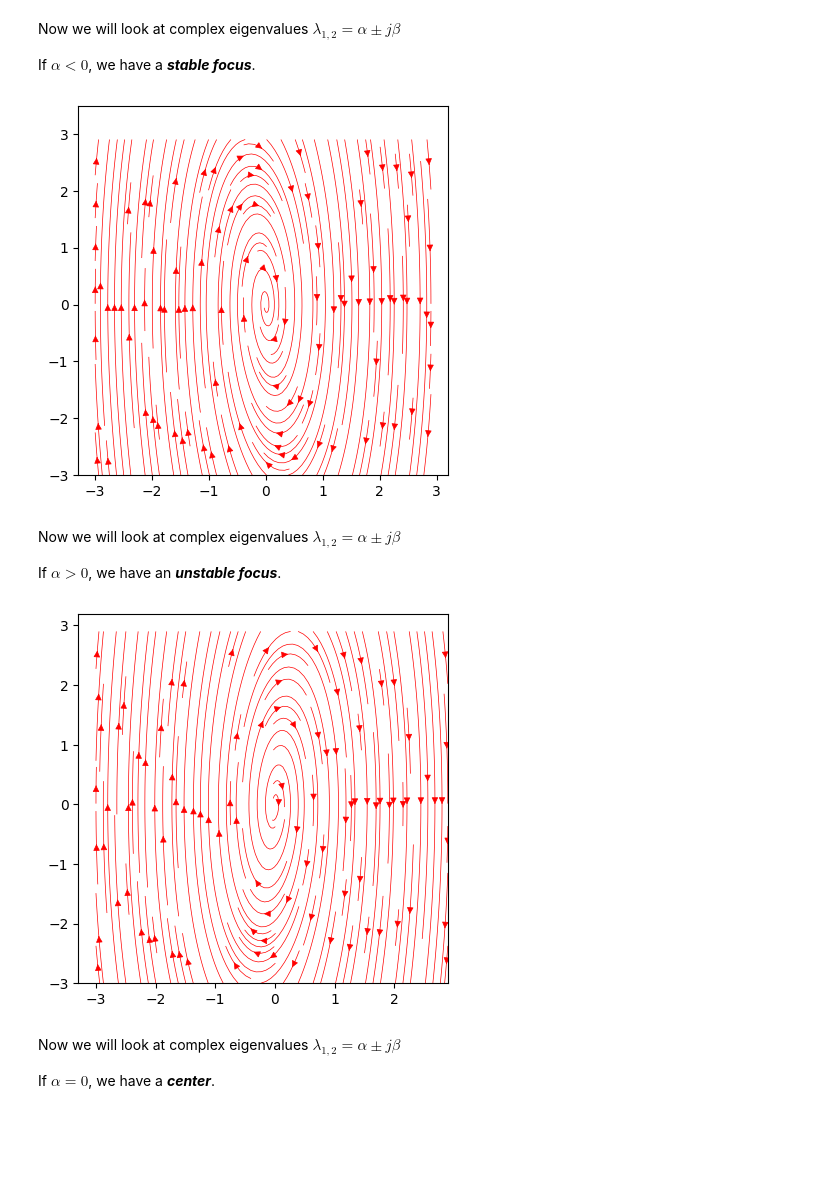
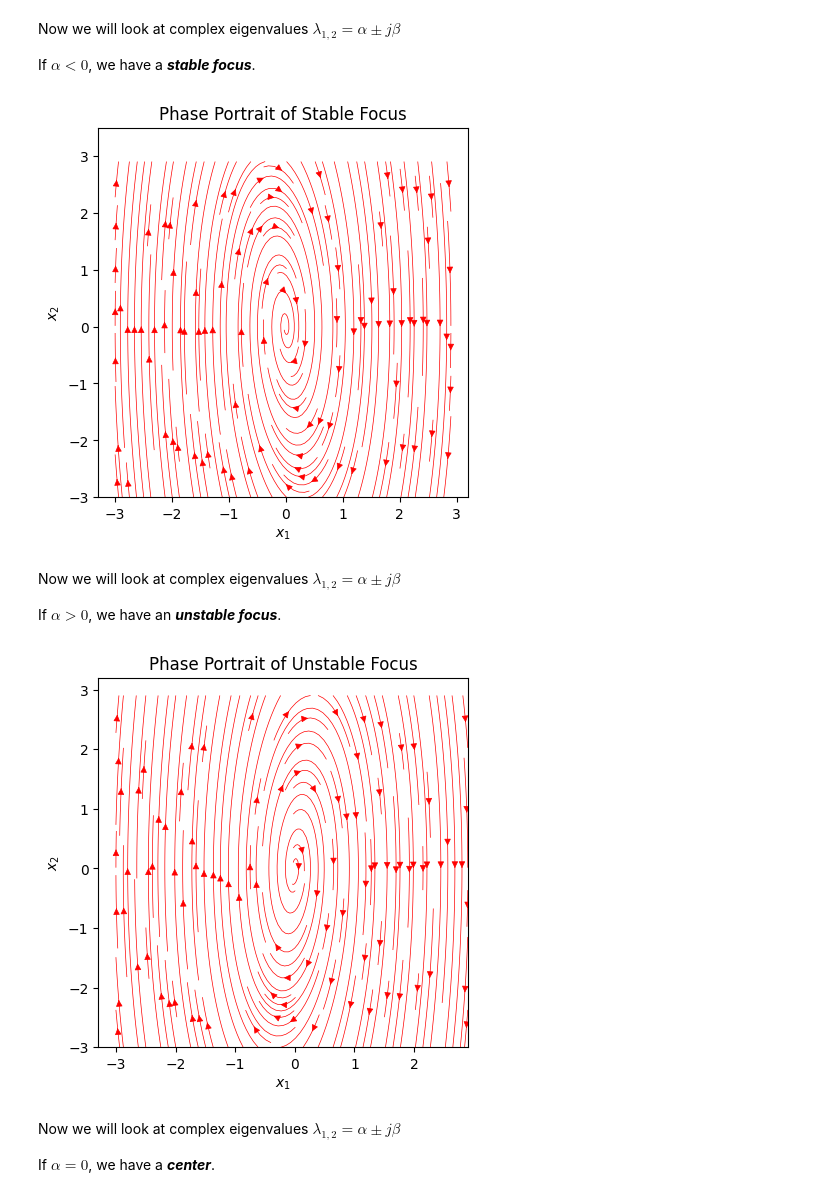
Before and after one commit to Nonlinear-Control-EMAE-485/EMAE485-lectures, a Jupyter notebook: demos/second_order_dynamics.ipynb, the cells around one changed output. Cells and saved outputs as stored; diff of their text form; code cells hidden in the pictures; blank space fills up the shorter version.

```diff
--- a/demos/second_order_dynamics.ipynb
+++ b/demos/second_order_dynamics.ipynb
@@ -103,16 +119,20 @@ If $\alpha < 0$, we have a ***stable focus***.
 # %%
 # A = [0.0, 1.0; -10.0, -1.0]
 g,L = 1,1
 limits = [-3, 3, -3, 3]
 x1_values, x2_values = np.meshgrid(np.arange(limits[0], limits[1], 0.1), np.arange(limits[2], limits[3], 0.1))
 x1dot = 0.0 * x1_values + 1.0 * x2_values
 x2dot = -10 * x1_values - 1.0 * x2_values
 plt.streamplot(x1_values, x2_values, x1dot, x2dot, color='r', linewidth=0.5, density=1.6)
 plt.axis(limits)
 plt.axis('square')
+plt.xlabel(r'$x_1$')
+plt.ylabel(r'$x_2$')
+plt.title('Phase Portrait of Stable Focus')
+
 plt.show()
 # %% [output]
-[figure, old version]
+[figure, new version]
 # %% [markdown]
 Now we will look at complex eigenvalues $\lambda_{1,2} = \alpha \pm j\beta$
 
@@ -127,9 +147,13 @@ x2dot = -10 * x1_values + 1.0 * x2_values
 plt.streamplot(x1_values, x2_values, x1dot, x2dot, color='r', linewidth=0.5, density=1.6)
 plt.axis(limits)
 plt.axis('square')
+plt.xlabel(r'$x_1$')
+plt.ylabel(r'$x_2$')
+plt.title('Phase Portrait of Unstable Focus')
+
 plt.show()
 # %% [output]
-[figure, old version]
+[figure, new version]
 # %% [markdown]
 Now we will look at complex eigenvalues $\lambda_{1,2} = \alpha \pm j\beta$
 
```
Also changed, not shown: parts of 8 cells of this notebook, 1 other file.
